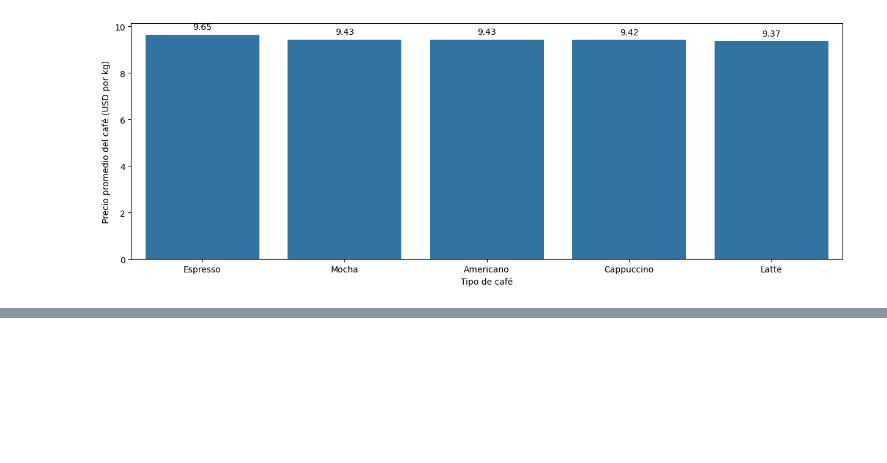
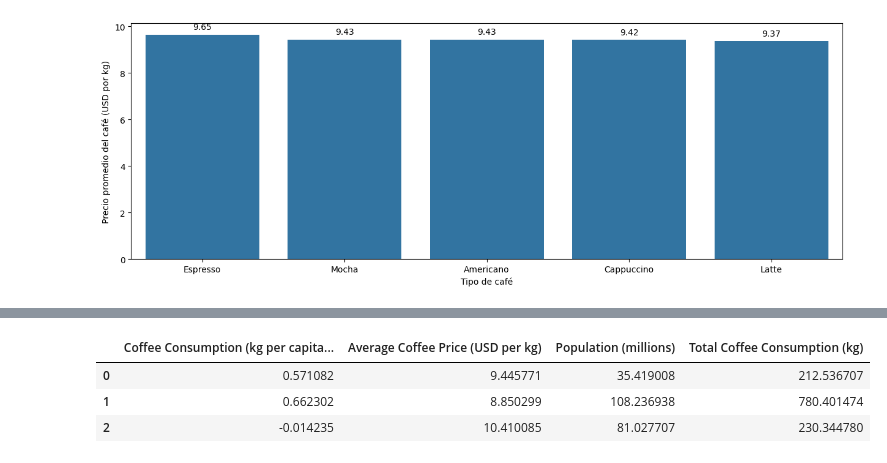
Before and after one commit to musanchez/ADFD, a Jupyter notebook: adfd.ipynb, the cells around one changed output, grey strips where cells are left out. Cells and saved outputs as stored; diff of their text form; code cells hidden in the pictures; blank space fills up the shorter version.

```diff
--- a/adfd.ipynb
+++ b/adfd.ipynb
@@ -219,0 +280,21 @@ Notes:
+# %%
+# Revisemos los centroides del modelo y las características numéricas de cada cluster.
+# Los centroides representan los valores medios de las características para cada cluster.
+
+# Obtener los centroides del modelo K-Means
+centroids = kmeans.cluster_centers_
+
+# Convertir a DataFrame para facilitar la interpretación
+centroids_df = pd.DataFrame(scaler.inverse_transform(centroids),
+                            columns=['Coffee Consumption (kg per capita per year)',
+                                     'Average Coffee Price (USD per kg)',
+                                     'Population (millions)',
+                                     'Total Coffee Consumption (kg)'])
+
+# Mostrar los centroides que representan las características promedio de cada cluster
+centroids_df
+# %% [output]
+|  | Coffee Consumption (kg per capita... | Average Coffee Price (USD per kg) | Population (millions) | Total Coffee Consumption (kg) |
+| 0 | 0.571082 | 9.445771 | 35.419008 | 212.536707 |
+| 1 | 0.662302 | 8.850299 | 108.236938 | 780.401474 |
+| 2 | -0.014235 | 10.410085 | 81.027707 | 230.344780 |
```
Also changed, not shown: parts of 6 cells of this notebook, 1 other file.
